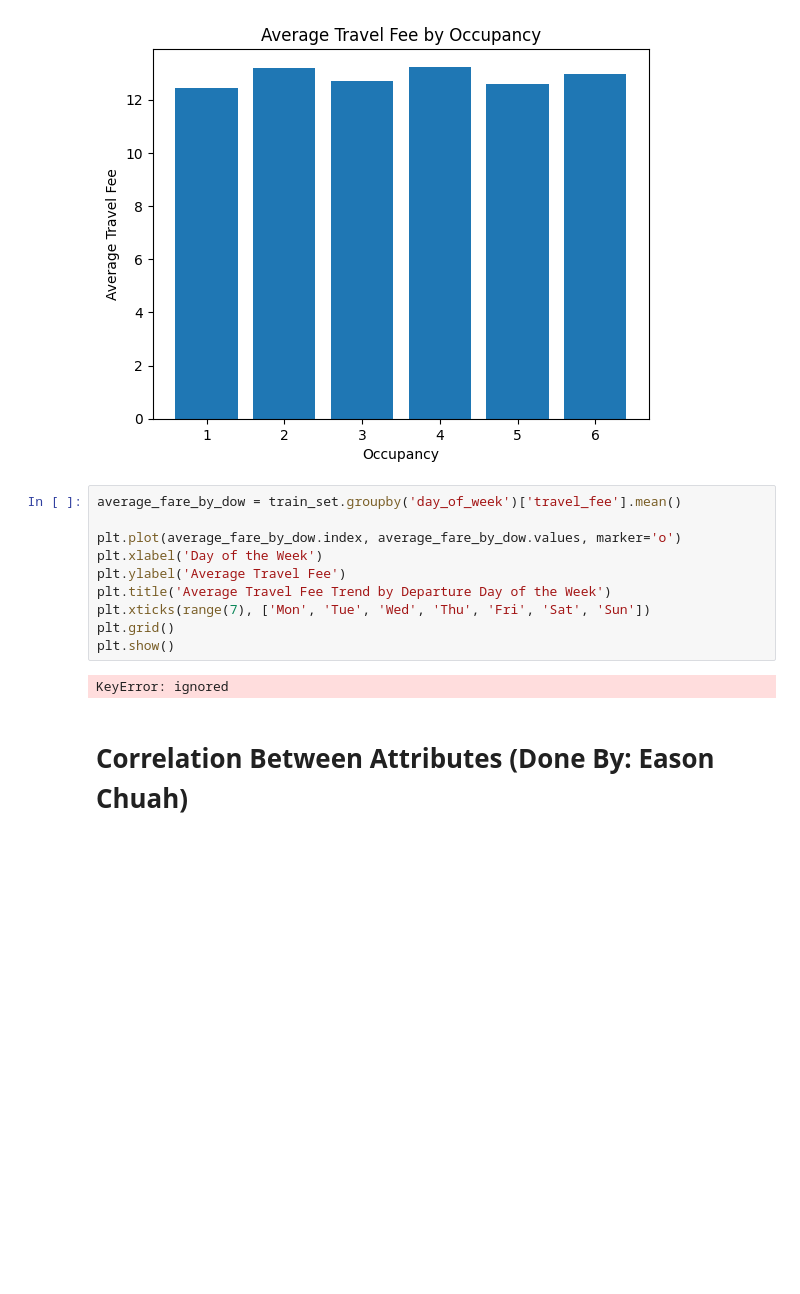
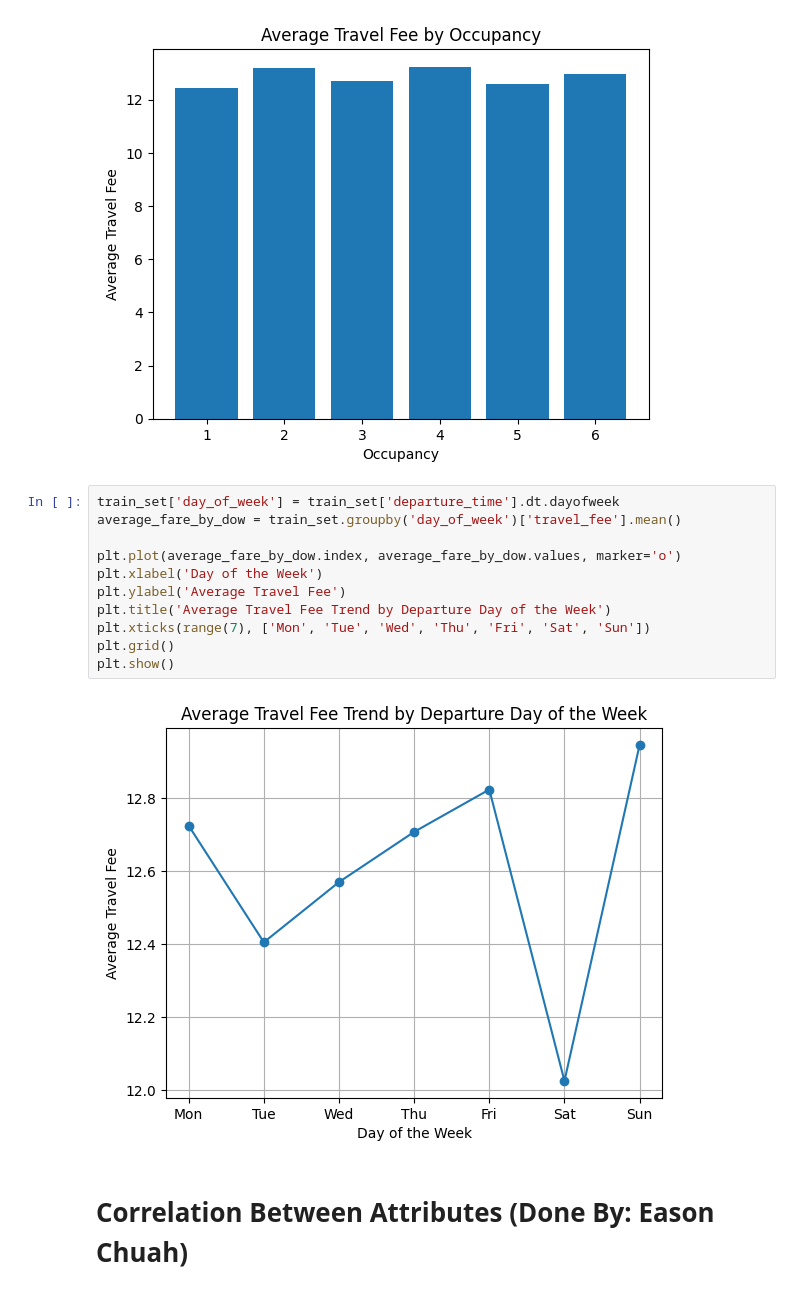
Before and after one commit to EricChan12311/DMA, a Jupyter notebook: DataMining.ipynb, the cells around one changed output. Saved outputs shown, nothing was run; the diff lists cells and outputs as text; blank space fills up the shorter version.

```diff
--- a/DataMining.ipynb
+++ b/DataMining.ipynb
@@ -68,17 +68,18 @@ plt.show()
 # %% [output]
 [figure]
 # %%
+train_set['day_of_week'] = train_set['departure_time'].dt.dayofweek
 average_fare_by_dow = train_set.groupby('day_of_week')['travel_fee'].mean()
 
 plt.plot(average_fare_by_dow.index, average_fare_by_dow.values, marker='o')
 plt.xlabel('Day of the Week')
 plt.ylabel('Average Travel Fee')
 plt.title('Average Travel Fee Trend by Departure Day of the Week')
 plt.xticks(range(7), ['Mon', 'Tue', 'Wed', 'Thu', 'Fri', 'Sat', 'Sun'])
 plt.grid()
 plt.show()
 # %% [output]
-KeyError: ignored
+[figure, added]
 # %% [markdown]
 # Correlation Between Attributes (Done By: Eason Chuah)
 # %%
```
Also changed, not shown: parts of 5 cells of this notebook.
